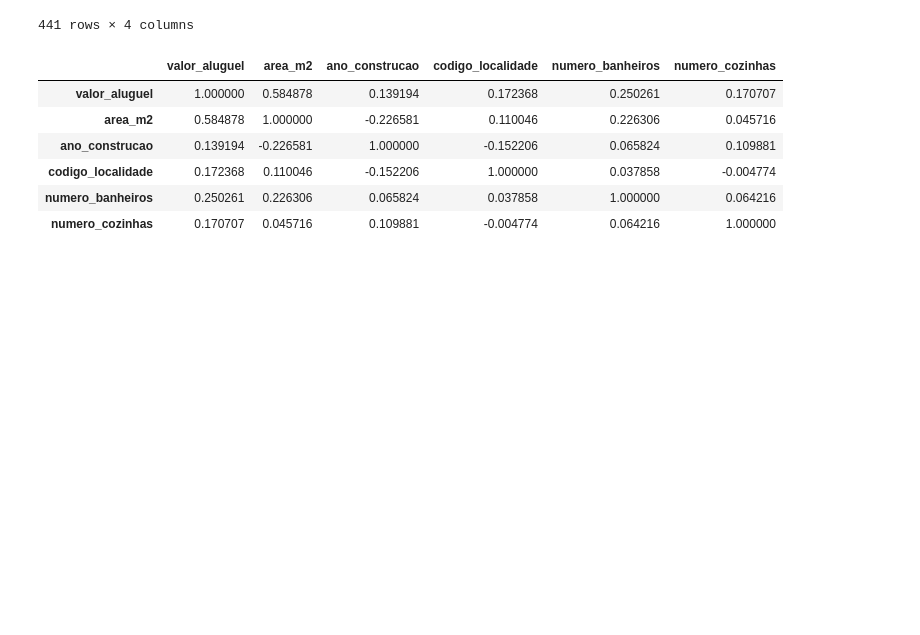
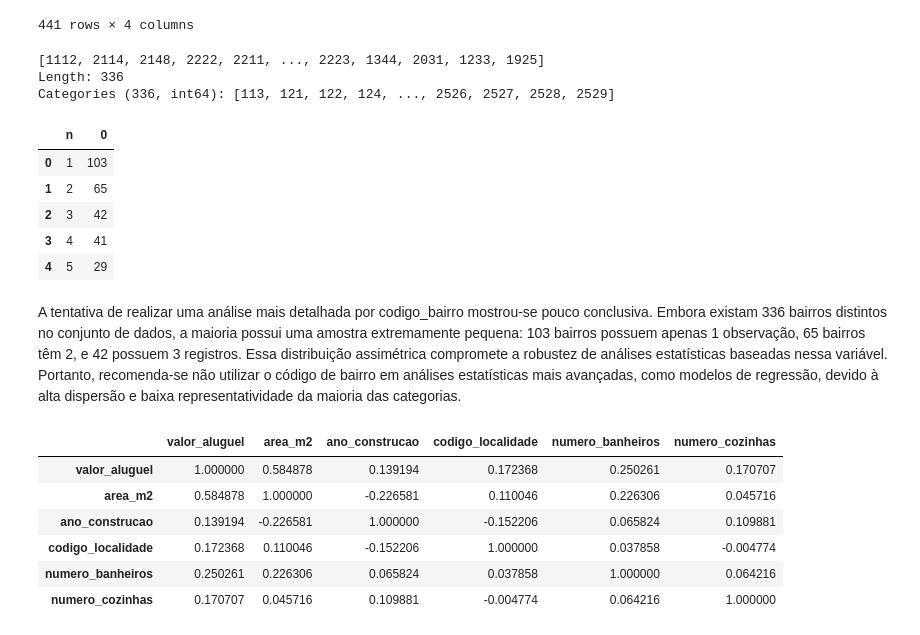
Before and after one commit to prisciladalepiane/data_sci_py, a Jupyter notebook: Conceitos/14-Estatística_Descritiva.ipynb, the cells around one changed output. Cells and saved outputs as stored; diff of their text form; code cells hidden in the pictures; blank space fills up the shorter version.

Commit message:
Adicionado mais análises na estatística descritiva

```diff
--- a/Conceitos/14-Estatística_Descritiva.ipynb
+++ b/Conceitos/14-Estatística_Descritiva.ipynb
@@ -109,8 +120,11 @@ df.groupby(['codigo_localidade']).agg(
 # %%
-df.groupby(['codigo_localidade', 'codigo_bairro']).agg(
+# Análise por código de bairro
+total_bairro = df.groupby(['codigo_localidade', 'codigo_bairro']).agg(
     n=('valor_aluguel', 'count'),
     Media=('valor_aluguel', 'mean')
 ).reset_index().query("n>0")
+
+total_bairro
 # %% [output]
 |  | codigo_localidade | codigo_bairro | n | Media |
 | 2 | 1 | 122 | 1 | 271.538450 |
@@ -125,6 +139,23 @@ df.groupby(['codigo_localidade', 'codigo_bairro']).agg(
 | 962 | 3 | 2133 | 3 | 705.897463 |
 | 971 | 3 | 2148 | 1 | 711.128200 |
 441 rows × 4 columns
+# %%
+df['codigo_bairro'].unique()
+# %% [output]
+[1112, 2114, 2148, 2222, 2211, ..., 2223, 1344, 2031, 1233, 1925]
+Length: 336
+Categories (336, int64): [113, 121, 122, 124, ..., 2526, 2527, 2528, 2529]
+# %%
+total_bairro.groupby(['n']).size().reset_index().head()
+# %% [output]
+|  | n | 0 |
+| 0 | 1 | 103 |
+| 1 | 2 | 65 |
+| 2 | 3 | 42 |
+| 3 | 4 | 41 |
+| 4 | 5 | 29 |
+# %% [markdown]
+A tentativa de realizar uma análise mais detalhada por codigo_bairro mostrou-se pouco conclusiva. Embora existam 336 bairros distintos no conjunto de dados, a maioria possui uma amostra extremamente pequena: 103 bairros possuem apenas 1 observação, 65 bairros têm 2, e 42 possuem 3 registros. Essa distribuição assimétrica compromete a robustez de análises estatísticas baseadas nessa variável. Portanto, recomenda-se não utilizar o código de bairro em análises estatísticas mais avançadas, como modelos de regressão, devido à alta dispersão e baixa representatividade da maioria das categorias.
 # %%
 # Matriz de correlação
 df.corr()
```
Also changed, not shown: parts of 5 cells of this notebook.
